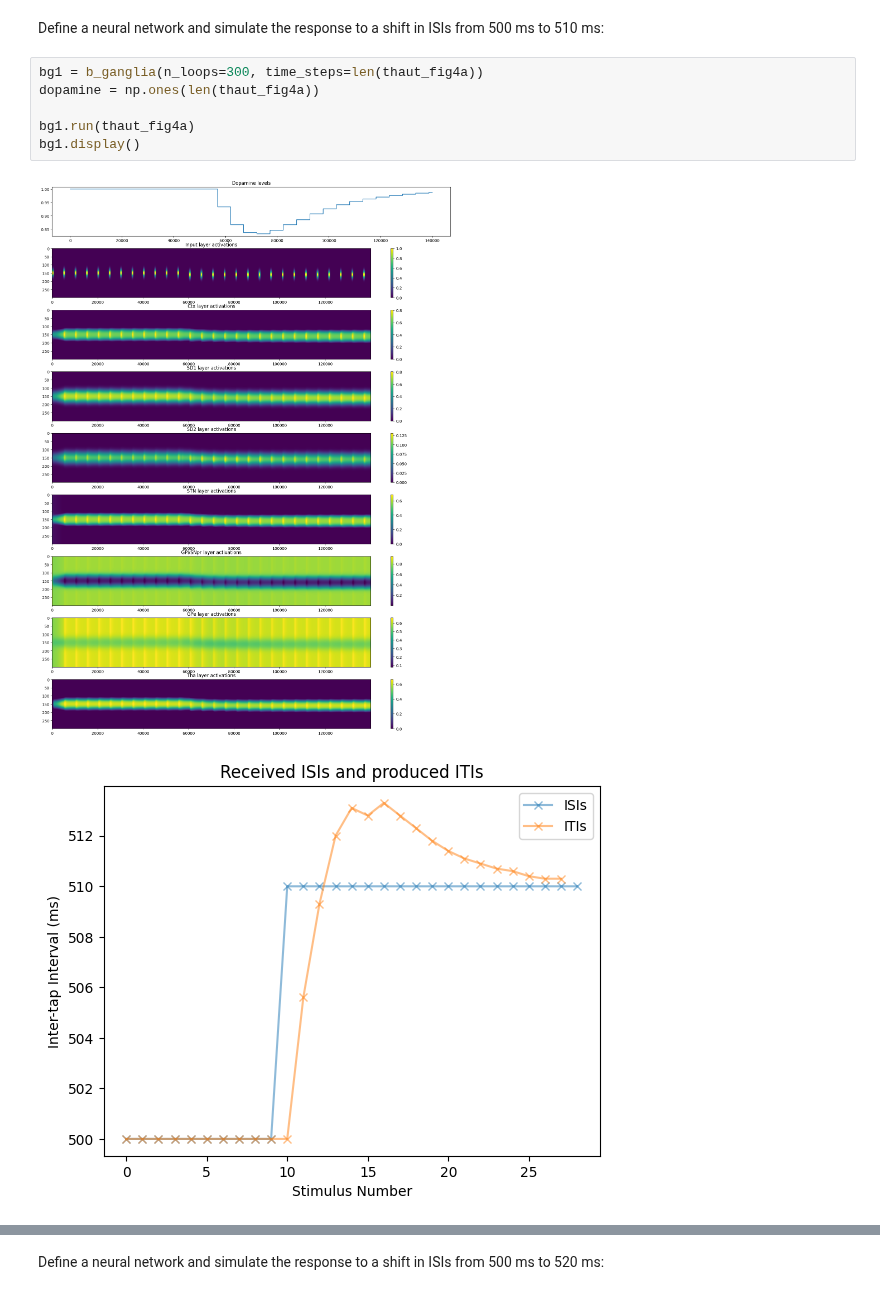
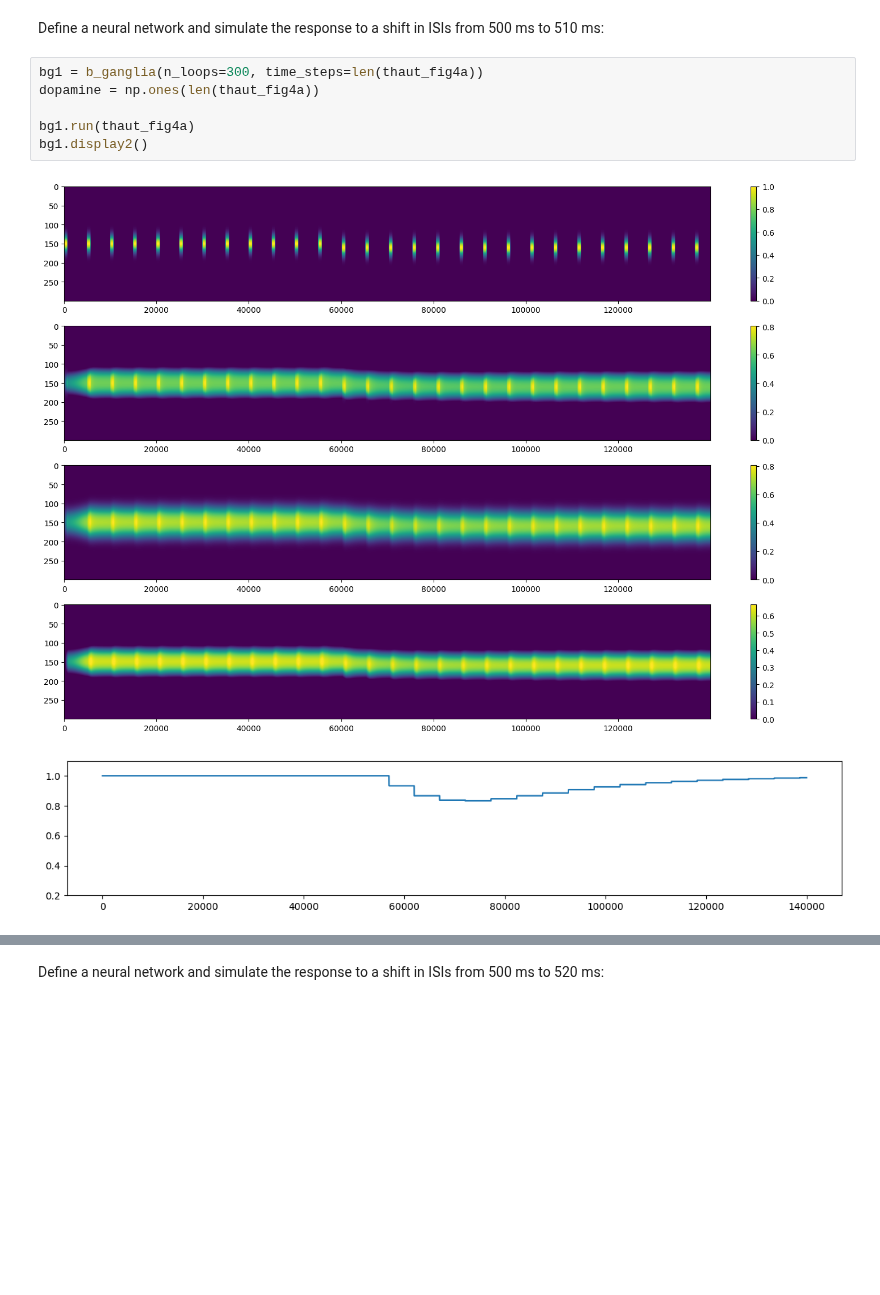
Before and after one commit to joncannon/Thesis, a Jupyter notebook: bg_model_switching.ipynb, the cells around one changed output, grey strips where cells are left out. Saved outputs shown, nothing was run; the diff lists cells and outputs as text; blank space fills up the shorter version.

```diff
--- a/bg_model_switching.ipynb
+++ b/bg_model_switching.ipynb
@@ -285,9 +347,9 @@ Define a neural network and simulate the response to a shift in ISIs from 500 ms
 # %%
 bg1 = b_ganglia(n_loops=300, time_steps=len(thaut_fig4a))
 dopamine = np.ones(len(thaut_fig4a))
 
 bg1.run(thaut_fig4a)
-bg1.display()
+bg1.display2()
 # %% [output]
-[figure, old version]
+[figure, new version]
-[figure, old version]
+[figure, new version]
```
Also changed, not shown: parts of 4 cells of this notebook, 3 other files.
